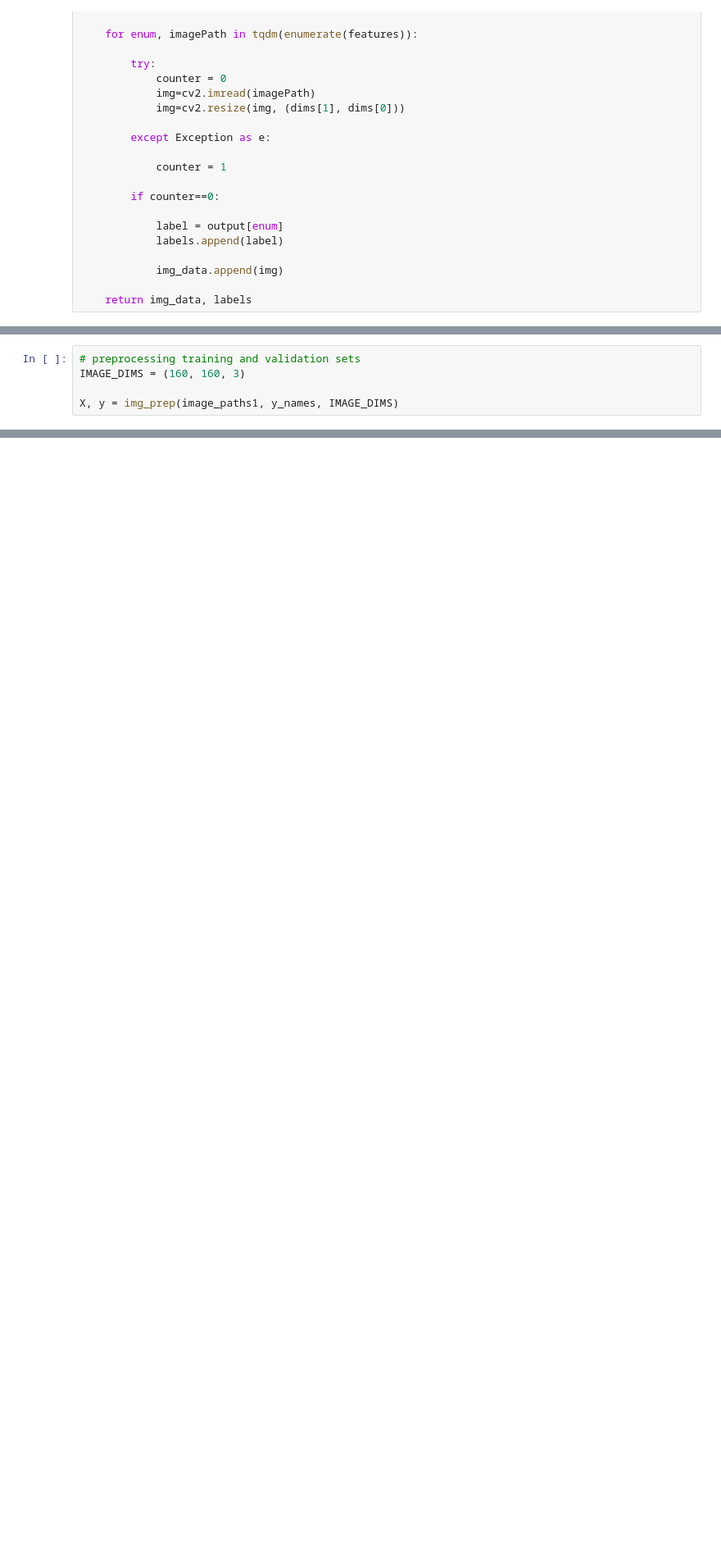
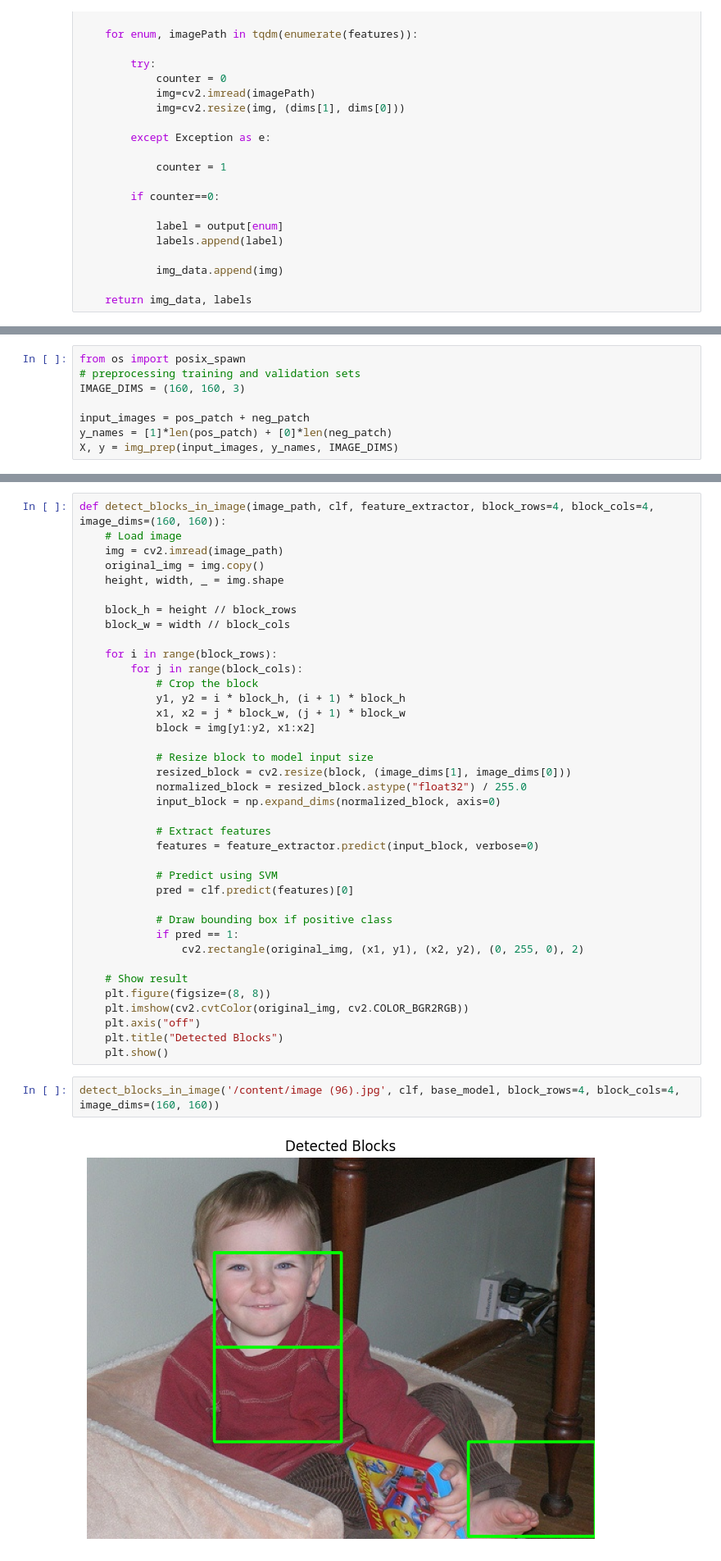
Before and after one commit to KayalvizhiT513/MobileNet-FeatureExtraction-HumanDetection, a Jupyter notebook: Training_Mobile_net.ipynb, the cells around one changed output, grey strips where cells are left out. Shown at 82% size. Saved outputs shown, nothing was run; the diff lists cells and outputs as text; blank space fills up the shorter version.

```diff
--- a/Training_Mobile_net.ipynb
+++ b/Training_Mobile_net.ipynb
@@ -85,5 +79,8 @@ image_paths.extend(image_paths1)
 # %%
+from os import posix_spawn
 # preprocessing training and validation sets
 IMAGE_DIMS = (160, 160, 3)
 
-X, y = img_prep(image_paths1, y_names, IMAGE_DIMS)
+input_images = pos_patch + neg_patch
+y_names = [1]*len(pos_patch) + [0]*len(neg_patch)
+X, y = img_prep(input_images, y_names, IMAGE_DIMS)
@@ -89,0 +132,42 @@ X, y = img_prep(image_paths1, y_names, IMAGE_DIMS)
+# %%
+def detect_blocks_in_image(image_path, clf, feature_extractor, block_rows=4, block_cols=4, image_dims=(160, 160)):
+    # Load image
+    img = cv2.imread(image_path)
+    original_img = img.copy()
+    height, width, _ = img.shape
+
+    block_h = height // block_rows
+    block_w = width // block_cols
+
+    for i in range(block_rows):
+        for j in range(block_cols):
+            # Crop the block
+            y1, y2 = i * block_h, (i + 1) * block_h
+            x1, x2 = j * block_w, (j + 1) * block_w
+            block = img[y1:y2, x1:x2]
+
+            # Resize block to model input size
+            resized_block = cv2.resize(block, (image_dims[1], image_dims[0]))
+            normalized_block = resized_block.astype("float32") / 255.0
+            input_block = np.expand_dims(normalized_block, axis=0)
+
+            # Extract features
+            features = feature_extractor.predict(input_block, verbose=0)
+
+            # Predict using SVM
+            pred = clf.predict(features)[0]
+
+            # Draw bounding box if positive class
+            if pred == 1:
+                cv2.rectangle(original_img, (x1, y1), (x2, y2), (0, 255, 0), 2)
+
+    # Show result
+    plt.figure(figsize=(8, 8))
+    plt.imshow(cv2.cvtColor(original_img, cv2.COLOR_BGR2RGB))
+    plt.axis("off")
+    plt.title("Detected Blocks")
+    plt.show()
+# %%
+detect_blocks_in_image('/content/image (96).jpg', clf, base_model, block_rows=4, block_cols=4, image_dims=(160, 160))
+# %% [output]
+[figure, added]
```
Also changed, not shown: parts of 10 cells of this notebook.
